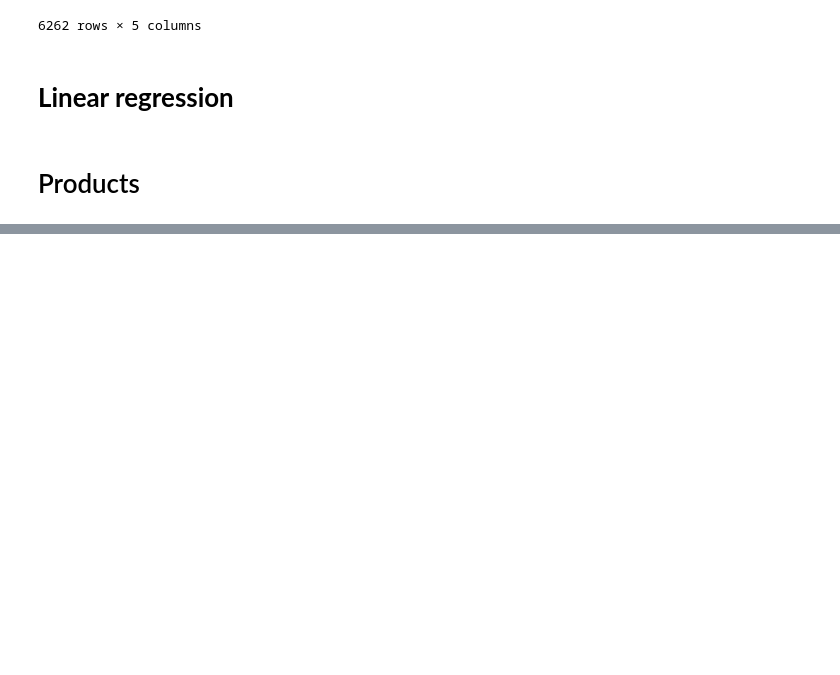
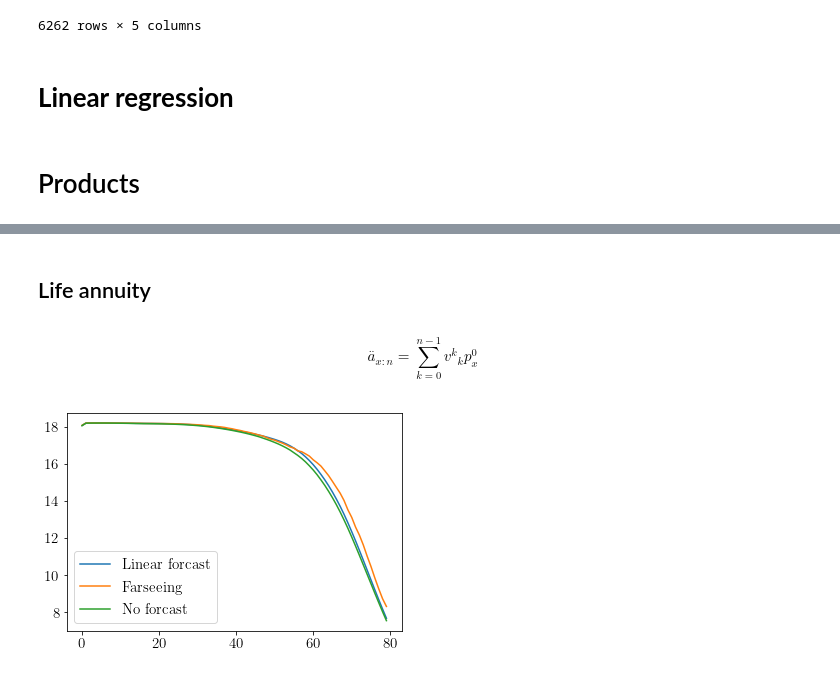
Before and after one commit to rogulforce/life_insurance_projekt, a Jupyter notebook: products_calculation.ipynb, the cells around one changed output, grey strips where cells are left out. Saved outputs shown, nothing was run; the diff lists cells and outputs as text; code cells hidden in the pictures; blank space fills up the shorter version.

Commit message:
Life annuity i poprawka

```diff
--- a/products_calculation.ipynb
+++ b/products_calculation.ipynb
@@ -185,0 +219,35 @@ plt.show()
+# %% [markdown]
+## Life annuity
+# %% [markdown]
+$$ \overset{..}{a}_{x:n} = \sum_{k=0}^{n-1} v^{k} {}_k p^0_x$$
+# %%
+delta = 0.01
+v = np.exp(-delta)
+forecasting_horizon = np.arange(0, n)
+forecasting_horizon = forecasting_horizon[None, :]
+
+discounting_factor = v**forecasting_horizon
+
+
+kPx, Qkx = linear
+a_linear = discounting_factor*kPx
+a_linear = a_linear.sum(1)
+
+
+kPx, Qkx = farseer
+a_farseer = discounting_factor*kPx
+a_farseer = a_farseer.sum(1)
+
+
+kPx, Qkx = no_prediction
+a_no_prediction = discounting_factor*kPx
+a_no_prediction = a_no_prediction.sum(1)
+
+
+plt.plot(a_linear, label="Linear forcast")
+plt.plot(a_farseer, label="Farseeing")
+plt.plot(a_no_prediction, label = "No forcast")
+plt.legend()
+plt.show()
+# %% [output]
+[figure, added]
```
Also changed, not shown: parts of 6 cells of this notebook.
